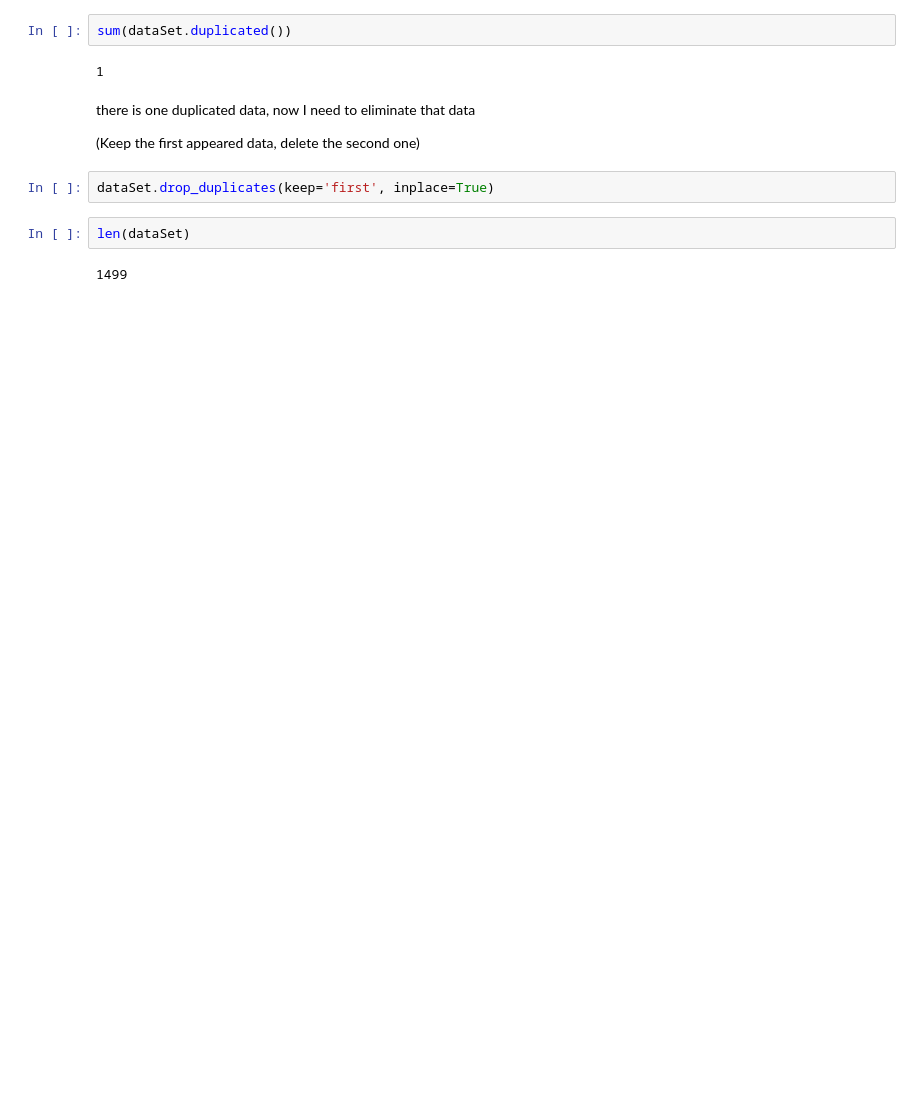
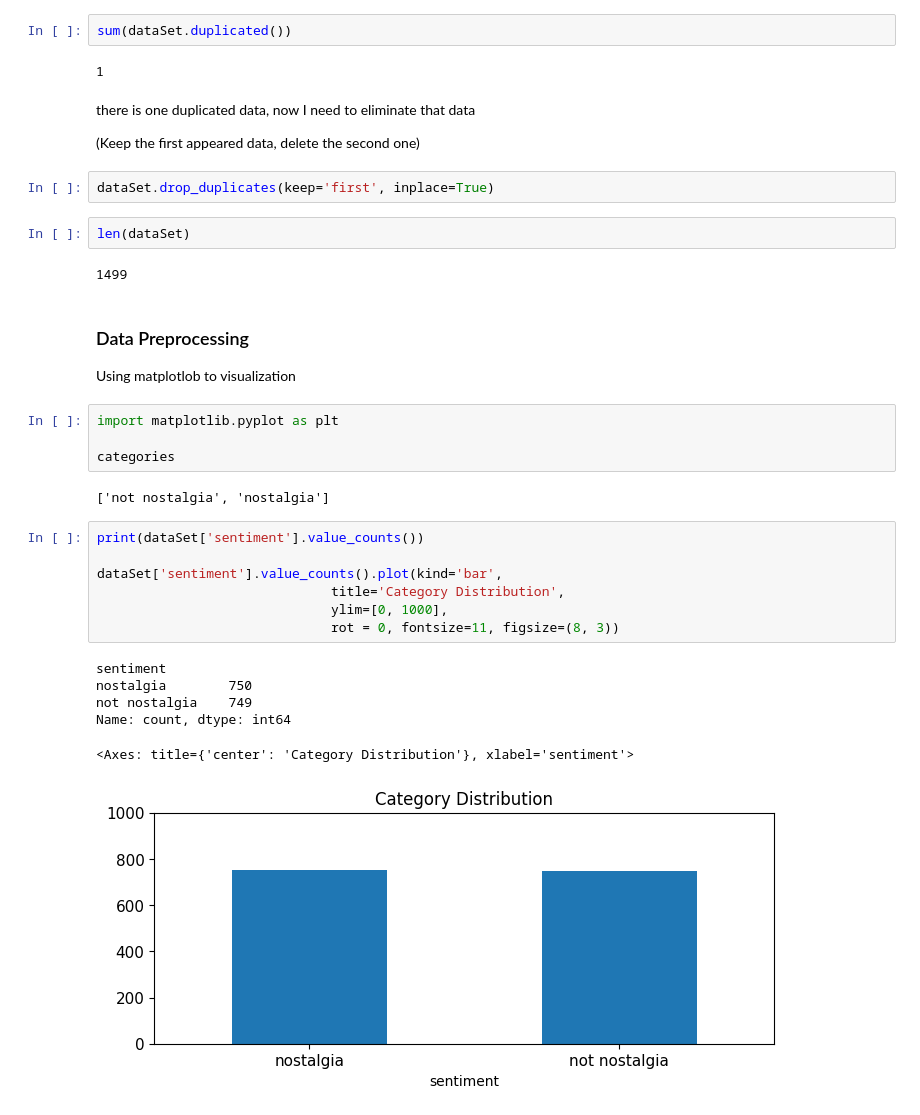
Before and after one commit to hhhwei23/DM2024-Lab1-Homework, a Jupyter notebook: DM2024-Lab1-Homework.ipynb, the cells around one changed output. Drawn from its saved outputs; the diff is of its cells as text; blank space fills up the shorter version.

```diff
--- a/DM2024-Lab1-Homework.ipynb
+++ b/DM2024-Lab1-Homework.ipynb
@@ -148,3 +162,26 @@ dataSet.drop_duplicates(keep='first', inplace=True)
 len(dataSet)
 # %% [output]
 1499
+# %% [markdown]
+### Data Preprocessing
+Using matplotlob to visualization
+# %%
+import matplotlib.pyplot as plt
+
+categories
+# %% [output]
+['not nostalgia', 'nostalgia']
+# %%
+print(dataSet['sentiment'].value_counts())
+
+dataSet['sentiment'].value_counts().plot(kind='bar',
+                              title='Category Distribution',
+                              ylim=[0, 1000],
+                              rot = 0, fontsize=11, figsize=(8, 3))
+# %% [output]
+sentiment
+nostalgia        750
+not nostalgia    749
+Name: count, dtype: int64
+<Axes: title={'center': 'Category Distribution'}, xlabel='sentiment'>
+[figure, added]
```
Also changed, not shown: parts of 50 cells of this notebook.
